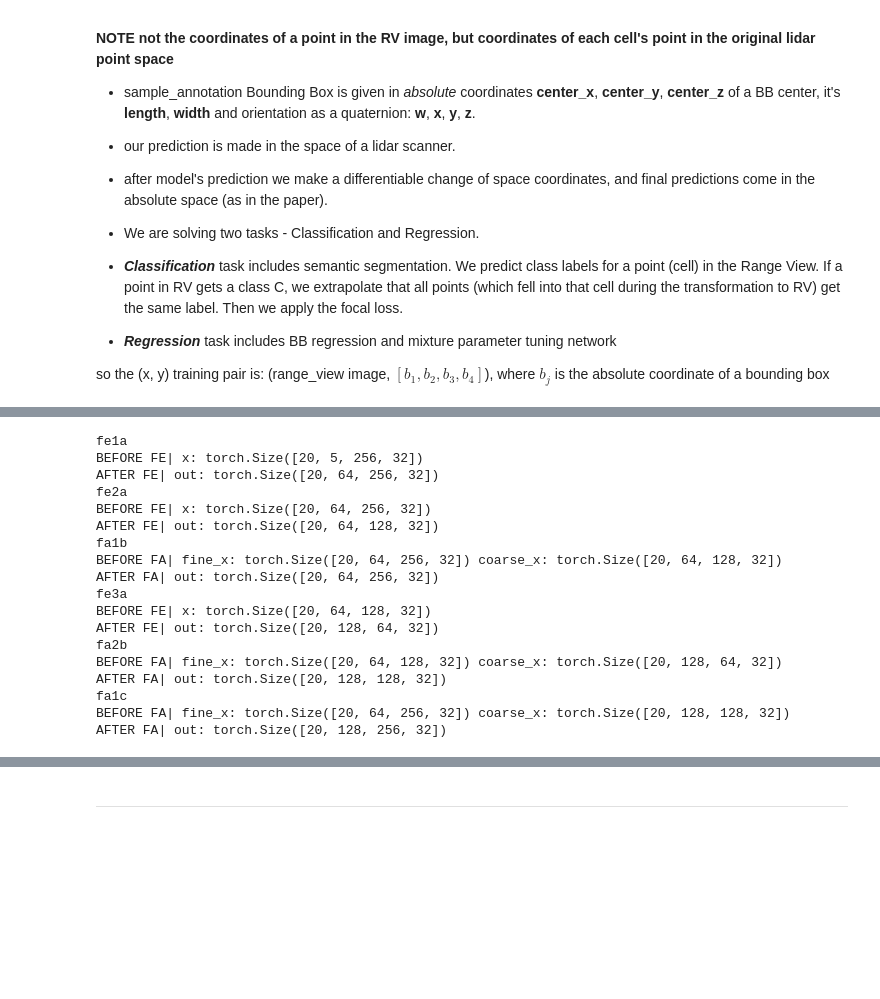
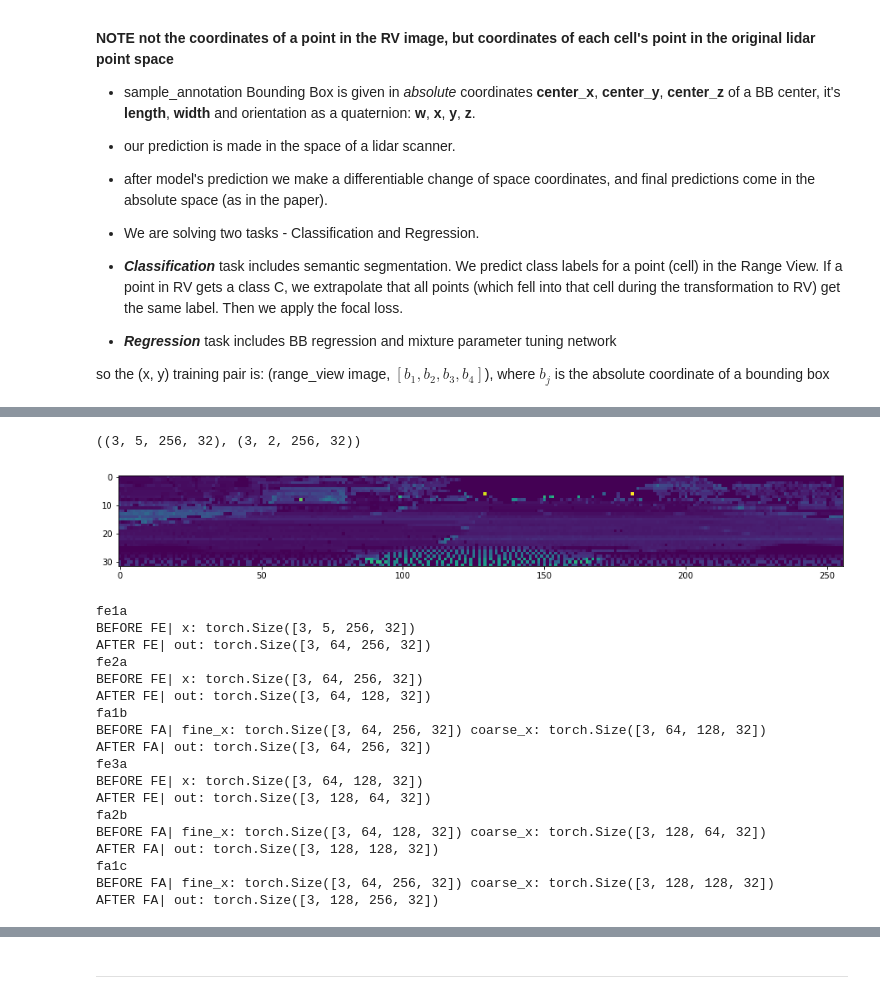
Before and after one commit to narekvslife/lidar-camera-fusion-detection, a Jupyter notebook: LaserNet.ipynb, the cells around one changed output, grey strips where cells are left out. Drawn from its saved outputs; the diff is of its cells as text; code cells hidden in the pictures; blank space fills up the shorter version.

Commit message:
added coordinate extraction for points in the range_view cells

```diff
--- a/LaserNet.ipynb
+++ b/LaserNet.ipynb
@@ -319,16 +337,7 @@ __NOTE not the coordinates of a point in the RV image, but coordinates of each c
 
 so the (x, y) training pair is: (range_view image, $[b_1, b_2, b_3, b_4]$), where $b_j$ is the absolute coordinate of a bounding box
 # %%
-samples = NUSCENES.sample[: 20]
+samples = NUSCENES.sample[: 3]
 
 RV_WIDTH = 256
 RV_HEIGHT = 32  # there were 32 lasers in NUSCENES' LiDAR
-
-# (TRAIN_RANGE_VIEWS,
-#  LIDAR_POINT_COORDINATES) = np.array([sample_to_rangeview(s, width=RV_WIDTH, height=RV_HEIGHT).T for s in samples])
-
-TRAIN_RANGE_VIEWS = np.array([sample_to_rangeview(s, width=RV_WIDTH, height=RV_HEIGHT).T for s in samples])
-
-plt.subplots(figsize=(RV_WIDTH / 16, RV_HEIGHT / 16))
-plt.imshow(TRAIN_RANGE_VIEWS[0][1, :, :].T)
-plt.show()
@@ -345,0 +344,3 @@ TRAIN_RANGE_VIEWS = torch.Tensor(TRAIN_RANGE_VIEWS.copy())
+# %%
+%%time
+res = np.array([sample_to_rangeview(s, width=RV_WIDTH, height=RV_HEIGHT) for s in samples])
@@ -346,25 +350,39 @@ TRAIN_RANGE_VIEWS = torch.Tensor(TRAIN_RANGE_VIEWS.copy())
+# %%
+# first index - number of rv, second index - features/coordinates
+range_views = np.array([r[0] for r in res])
+coordinates = np.array([r[1] for r in res])
+
+range_views.shape, coordinates.shape
+# %% [output]
+((3, 5, 256, 32), (3, 2, 256, 32))
+# %%
+plt.subplots(figsize=(RV_WIDTH / 16, RV_HEIGHT / 16))
+plt.imshow(res[0][0][1, :, :].T)
+plt.show()
+# %% [output]
+[figure, added]
 # %%
 (lasernet_class_preds, lasernet_bb_params,
- lasernet_log_stds   , lasernet_alphas) = lasernet(TRAIN_RANGE_VIEWS)
+ lasernet_log_stds   , lasernet_alphas   ) = lasernet(torch.Tensor(range_views))
 # %% [output]
 fe1a
-BEFORE FE| x: torch.Size([20, 5, 256, 32])
-AFTER FE| out: torch.Size([20, 64, 256, 32])
+BEFORE FE| x: torch.Size([3, 5, 256, 32])
+AFTER FE| out: torch.Size([3, 64, 256, 32])
 fe2a
-BEFORE FE| x: torch.Size([20, 64, 256, 32])
-AFTER FE| out: torch.Size([20, 64, 128, 32])
+BEFORE FE| x: torch.Size([3, 64, 256, 32])
+AFTER FE| out: torch.Size([3, 64, 128, 32])
 fa1b
-BEFORE FA| fine_x: torch.Size([20, 64, 256, 32]) coarse_x: torch.Size([20, 64, 128, 32])
-AFTER FA| out: torch.Size([20, 64, 256, 32])
+BEFORE FA| fine_x: torch.Size([3, 64, 256, 32]) coarse_x: torch.Size([3, 64, 128, 32])
+AFTER FA| out: torch.Size([3, 64, 256, 32])
 fe3a
-BEFORE FE| x: torch.Size([20, 64, 128, 32])
-AFTER FE| out: torch.Size([20, 128, 64, 32])
+BEFORE FE| x: torch.Size([3, 64, 128, 32])
+AFTER FE| out: torch.Size([3, 128, 64, 32])
 fa2b
-BEFORE FA| fine_x: torch.Size([20, 64, 128, 32]) coarse_x: torch.Size([20, 128, 64, 32])
-AFTER FA| out: torch.Size([20, 128, 128, 32])
+BEFORE FA| fine_x: torch.Size([3, 64, 128, 32]) coarse_x: torch.Size([3, 128, 64, 32])
+AFTER FA| out: torch.Size([3, 128, 128, 32])
 fa1c
-BEFORE FA| fine_x: torch.Size([20, 64, 256, 32]) coarse_x: torch.Size([20, 128, 128, 32])
-AFTER FA| out: torch.Size([20, 128, 256, 32])
+BEFORE FA| fine_x: torch.Size([3, 64, 256, 32]) coarse_x: torch.Size([3, 128, 128, 32])
+AFTER FA| out: torch.Size([3, 128, 256, 32])
 # %%
 lasernet_class_preds.shape, lasernet_bb_params.shape, lasernet_log_stds.shape, lasernet_alphas.shape
 # %% [output]
```
Also changed, not shown: parts of 5 cells of this notebook, 1 other file.
